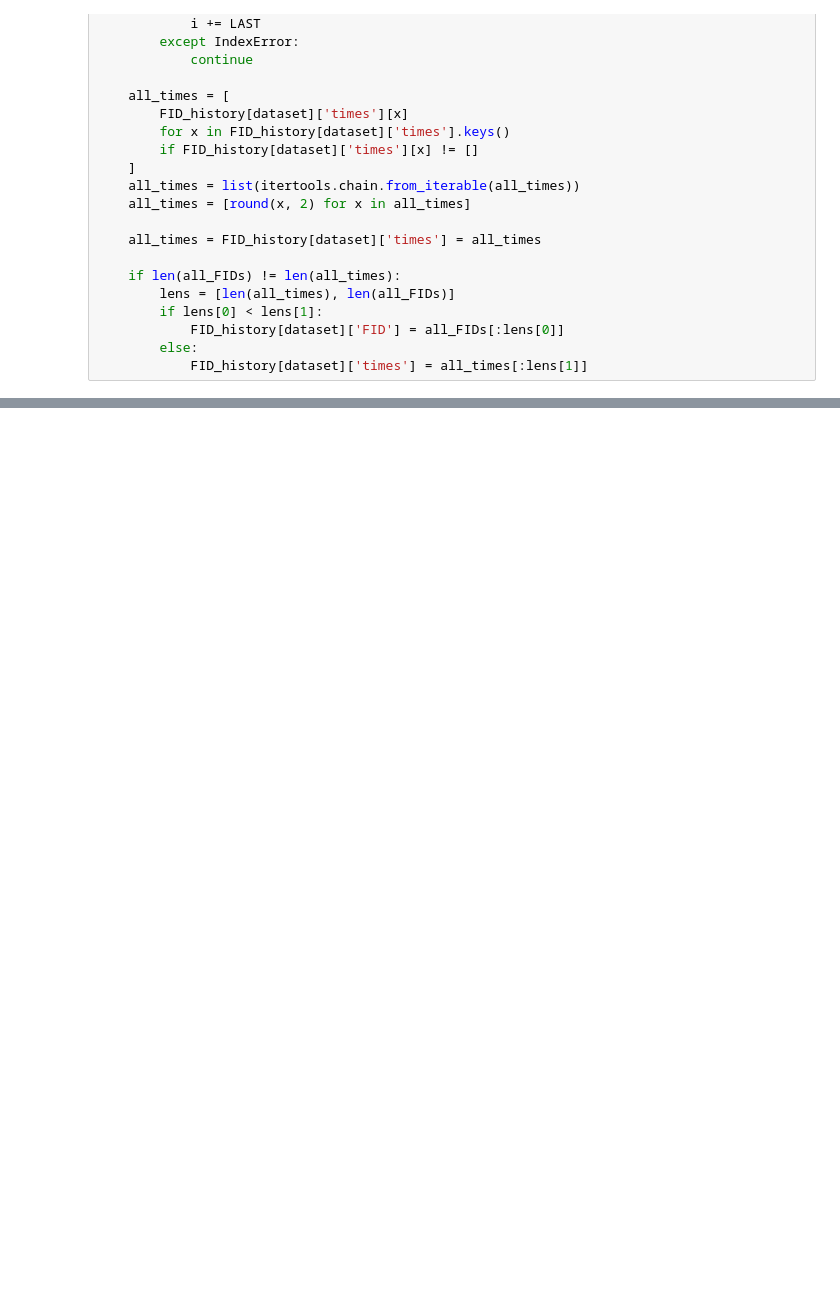
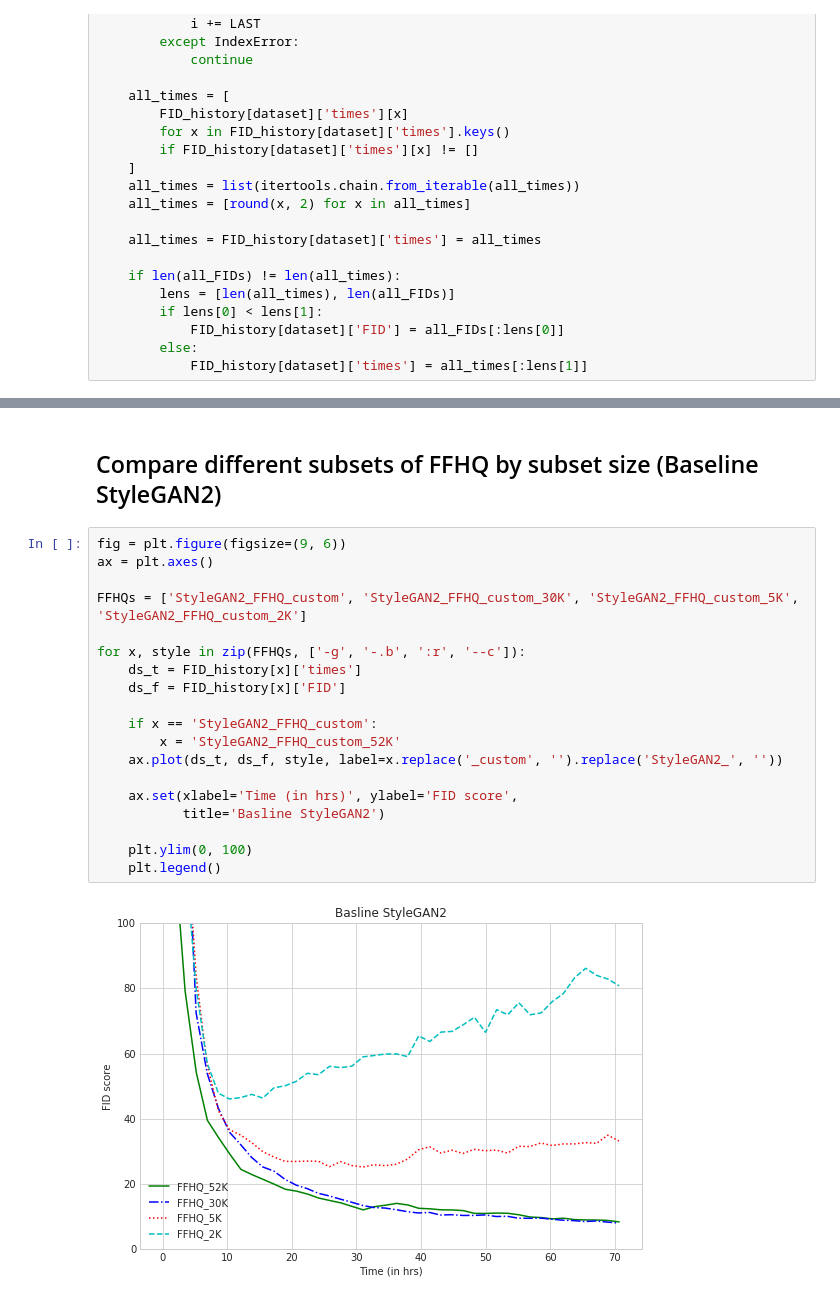
Before and after one commit to Deep-FAMS/StyleGAN2-ada-Reproducibility, a Jupyter notebook: notebooks/plot_FID_history.ipynb, the cells around one changed output, grey strips where cells are left out. Saved outputs shown, nothing was run; the diff lists cells and outputs as text; blank space fills up the shorter version.

```diff
--- a/notebooks/plot_FID_history.ipynb
+++ b/notebooks/plot_FID_history.ipynb
@@ -199,0 +219,23 @@ len(glob(f'{PROJ_DIR}/datasets/FFHQ_resized/*'))
+# %% [markdown]
+## Compare different subsets of FFHQ by subset size (Baseline StyleGAN2)
+# %%
+fig = plt.figure(figsize=(9, 6))
+ax = plt.axes()
+
+FFHQs = ['StyleGAN2_FFHQ_custom', 'StyleGAN2_FFHQ_custom_30K', 'StyleGAN2_FFHQ_custom_5K', 'StyleGAN2_FFHQ_custom_2K']
+
+for x, style in zip(FFHQs, ['-g', '-.b', ':r', '--c']):
+    ds_t = FID_history[x]['times']
+    ds_f = FID_history[x]['FID']
+
+    if x == 'StyleGAN2_FFHQ_custom':
+        x = 'StyleGAN2_FFHQ_custom_52K'
+    ax.plot(ds_t, ds_f, style, label=x.replace('_custom', '').replace('StyleGAN2_', ''))
+
+    ax.set(xlabel='Time (in hrs)', ylabel='FID score',
+           title='Basline StyleGAN2')
+
+    plt.ylim(0, 100)
+    plt.legend()
+# %% [output]
+[figure, added]
```
Also changed, not shown: parts of 6 cells of this notebook, 2 other files.
